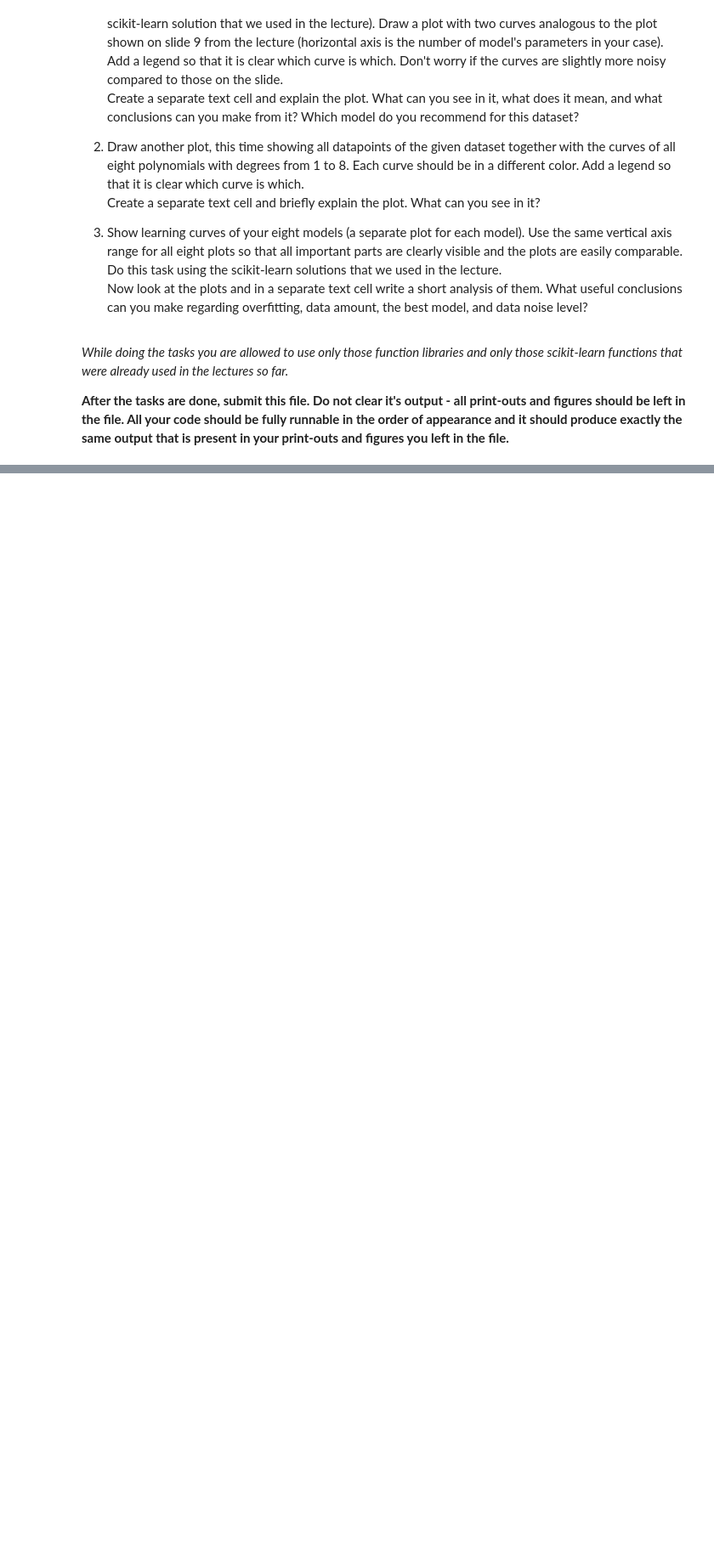
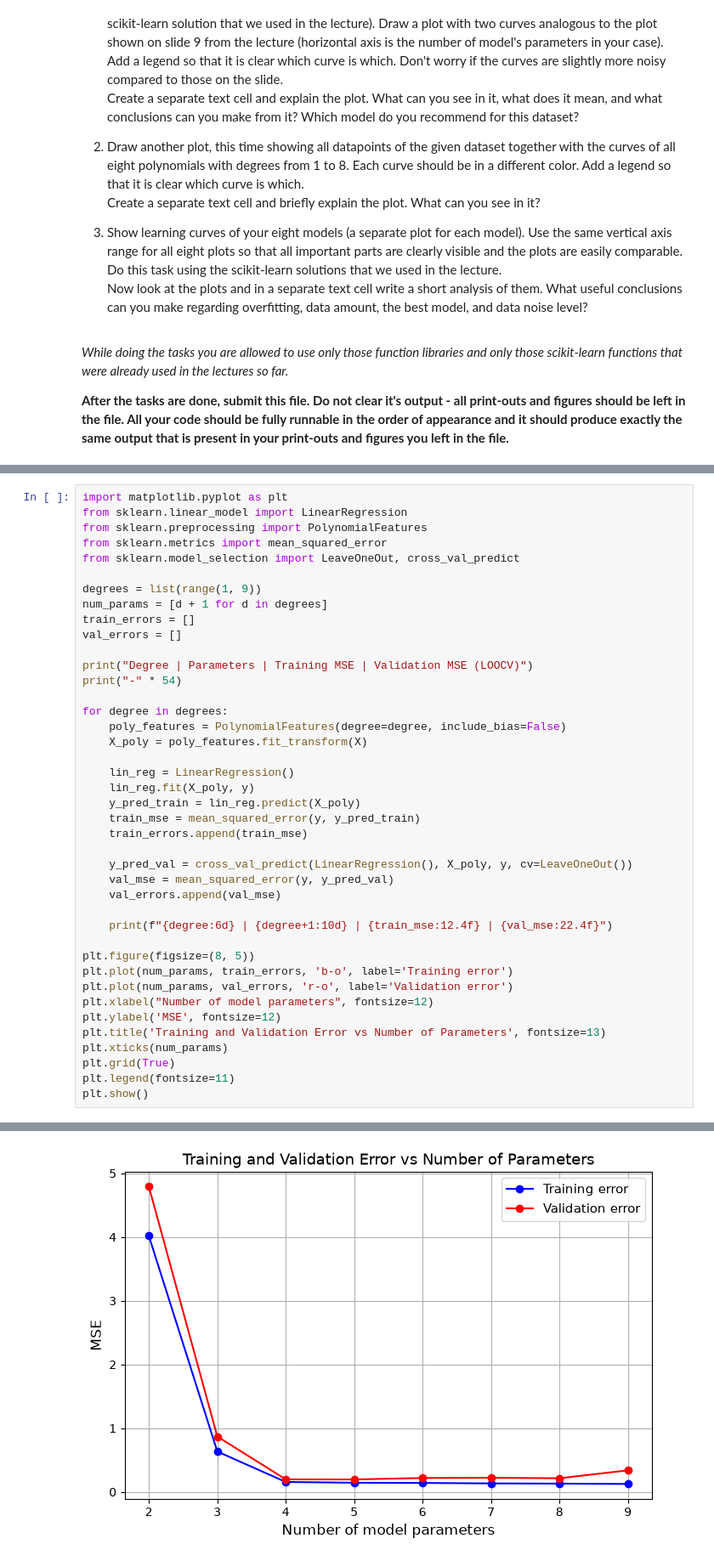
Before and after one commit to Sparkobbable/machine-learning-algorithms, a Jupyter notebook: 4_Assignment_EN.ipynb, the cells around one changed output, grey strips where cells are left out. Shown at 85% size. Drawn from its saved outputs; the diff is of its cells as text; blank space fills up the shorter version.

```diff
--- a/4_Assignment_EN.ipynb
+++ b/4_Assignment_EN.ipynb
@@ -41,0 +47,42 @@ Now look at the plots and in a separate text cell write a short analysis of them
+# %%
+import matplotlib.pyplot as plt
+from sklearn.linear_model import LinearRegression
+from sklearn.preprocessing import PolynomialFeatures
+from sklearn.metrics import mean_squared_error
+from sklearn.model_selection import LeaveOneOut, cross_val_predict
+
+degrees = list(range(1, 9))
+num_params = [d + 1 for d in degrees]
+train_errors = []
+val_errors = []
+
+print("Degree | Parameters | Training MSE | Validation MSE (LOOCV)")
+print("-" * 54)
+
+for degree in degrees:
+    poly_features = PolynomialFeatures(degree=degree, include_bias=False)
+    X_poly = poly_features.fit_transform(X)
+
+    lin_reg = LinearRegression()
+    lin_reg.fit(X_poly, y)
+    y_pred_train = lin_reg.predict(X_poly)
+    train_mse = mean_squared_error(y, y_pred_train)
+    train_errors.append(train_mse)
+
+    y_pred_val = cross_val_predict(LinearRegression(), X_poly, y, cv=LeaveOneOut())
+    val_mse = mean_squared_error(y, y_pred_val)
+    val_errors.append(val_mse)
+
+    print(f"{degree:6d} | {degree+1:10d} | {train_mse:12.4f} | {val_mse:22.4f}")
+
+plt.figure(figsize=(8, 5))
+plt.plot(num_params, train_errors, 'b-o', label='Training error')
+plt.plot(num_params, val_errors, 'r-o', label='Validation error')
+plt.xlabel("Number of model parameters", fontsize=12)
+plt.ylabel('MSE', fontsize=12)
+plt.title('Training and Validation Error vs Number of Parameters', fontsize=13)
+plt.xticks(num_params)
+plt.grid(True)
+plt.legend(fontsize=11)
+plt.show()
+# %% [output]
@@ -41,0 +99 @@ Now look at the plots and in a separate text cell write a short analysis of them
+[figure, added]
```
Also changed, not shown: parts of 7 cells of this notebook.
